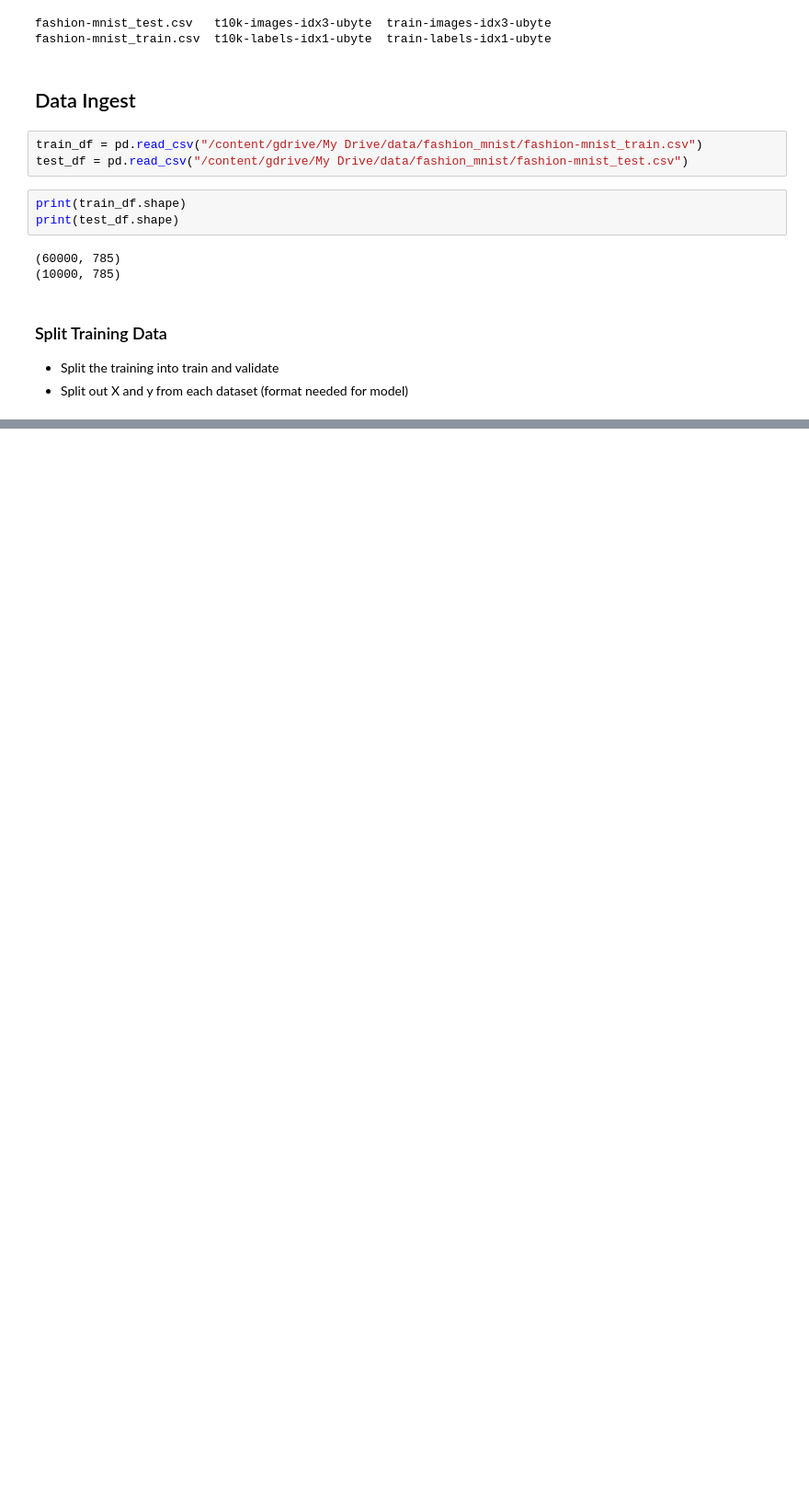
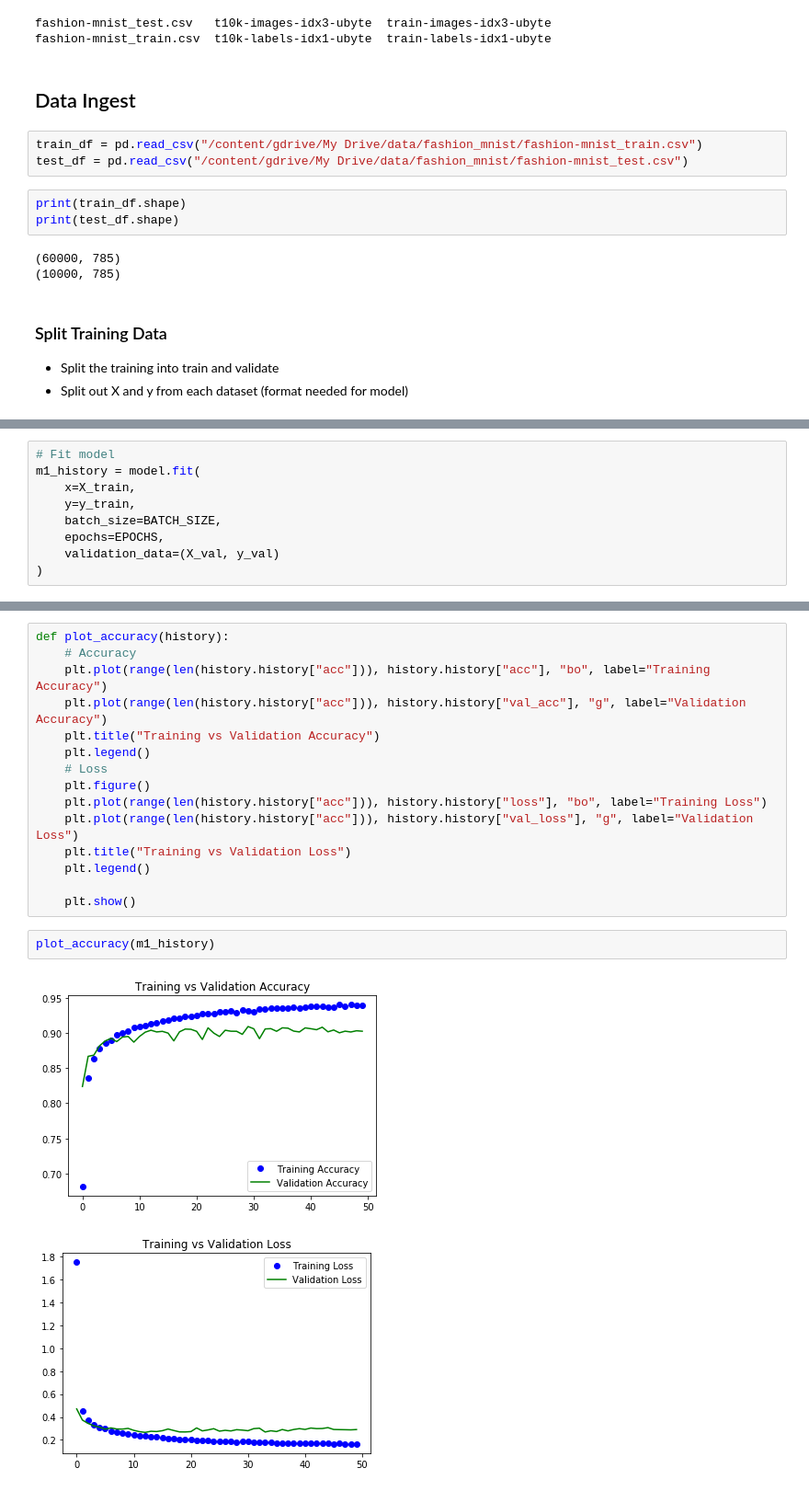
Before and after one commit to Jason-Adam/msds-462, a Jupyter notebook: fashion_mnist.ipynb, the cells around one changed output, grey strips where cells are left out. Shown at 92% size. Cells and saved outputs as stored; diff of their text form; blank space fills up the shorter version.

Commit message:
added models, eda, conclusion

```diff
--- a/fashion_mnist.ipynb
+++ b/fashion_mnist.ipynb
@@ -48,0 +192,9 @@ print(test_df.shape)
+# %%
+# Fit model
+m1_history = model.fit(
+    x=X_train,
+    y=y_train,
+    batch_size=BATCH_SIZE,
+    epochs=EPOCHS,
+    validation_data=(X_val, y_val)
+)
@@ -48,0 +223,20 @@ print(test_df.shape)
+# %%
+def plot_accuracy(history):
+    # Accuracy
+    plt.plot(range(len(history.history["acc"])), history.history["acc"], "bo", label="Training Accuracy")
+    plt.plot(range(len(history.history["acc"])), history.history["val_acc"], "g", label="Validation Accuracy")
+    plt.title("Training vs Validation Accuracy")
+    plt.legend()
+    # Loss
+    plt.figure()
+    plt.plot(range(len(history.history["acc"])), history.history["loss"], "bo", label="Training Loss")
+    plt.plot(range(len(history.history["acc"])), history.history["val_loss"], "g", label="Validation Loss")
+    plt.title("Training vs Validation Loss")
+    plt.legend()
+
+    plt.show()
+# %%
+plot_accuracy(m1_history)
+# %% [output]
+[figure, added]
+[figure, added]
```
Also changed, not shown: parts of 24 cells of this notebook.
